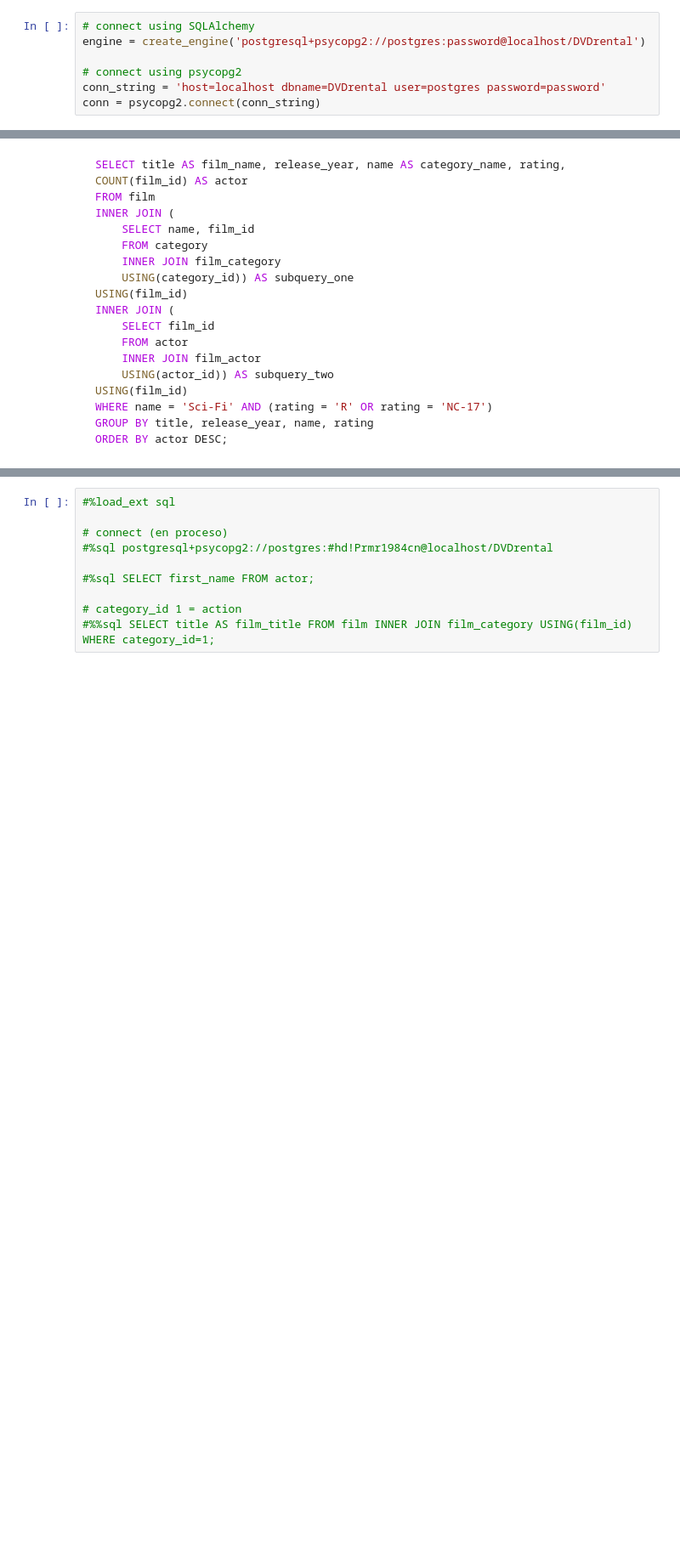
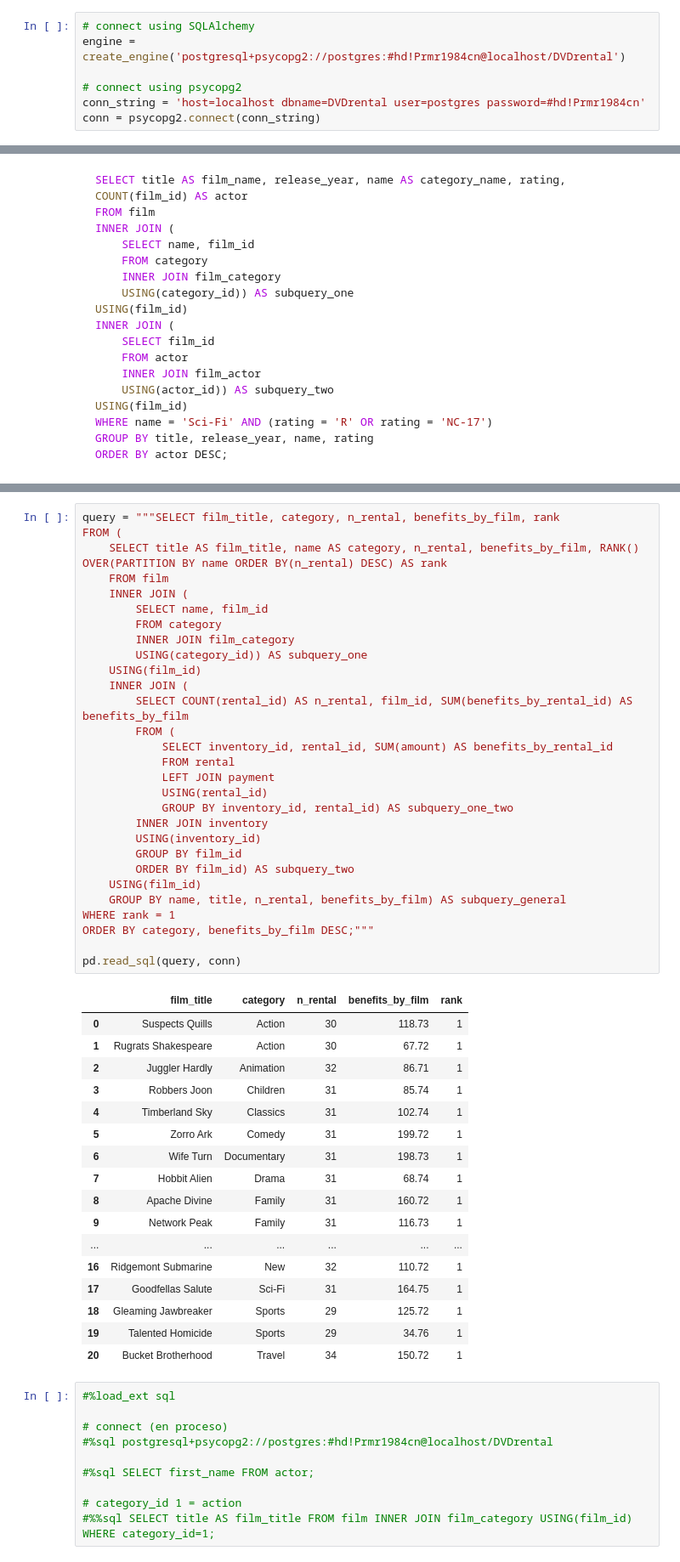
Before and after one commit to sbmoyano/data_science_projects, a Jupyter notebook: flatten_JSON_query_PostgreSQL/import_json_files_API_and_PostgreSQL_connection.ipynb, the cells around one changed output, grey strips where cells are left out. Shown at 85% size. Cells and saved outputs as stored; diff of their text form; blank space fills up the shorter version.

Commit message:
final query

```diff
--- a/flatten_JSON_query_PostgreSQL/import_json_files_API_and_PostgreSQL_connection.ipynb
+++ b/flatten_JSON_query_PostgreSQL/import_json_files_API_and_PostgreSQL_connection.ipynb
@@ -245,10 +245,10 @@ display(yelp_df.head())
 Now in this part of the notebook we are going to connect to PostgreSQL and request data from the DVDrental sample database, and practice some SQL queries.
 # %%
 # connect using SQLAlchemy
-engine = create_engine('postgresql+psycopg2://postgres:password@localhost/DVDrental')
+engine = create_engine('postgresql+psycopg2://postgres:#hd!Prmr1984cn@localhost/DVDrental')
 
 # connect using psycopg2
-conn_string = 'host=localhost dbname=DVDrental user=postgres password=password'
+conn_string = 'host=localhost dbname=DVDrental user=postgres password=#hd!Prmr1984cn'
 conn = psycopg2.connect(conn_string)
 # %%
 # create a cursor object
@@ -445,3 +583,50 @@ Trying this unsuccesfully
+# %%
+query = """SELECT film_title, category, n_rental, benefits_by_film, rank
+FROM (
+    SELECT title AS film_title, name AS category, n_rental, benefits_by_film, RANK() OVER(PARTITION BY name ORDER BY(n_rental) DESC) AS rank
+    FROM film
+    INNER JOIN (
+        SELECT name, film_id
+        FROM category
+        INNER JOIN film_category
+        USING(category_id)) AS subquery_one
+    USING(film_id)
+    INNER JOIN (
+        SELECT COUNT(rental_id) AS n_rental, film_id, SUM(benefits_by_rental_id) AS benefits_by_film
+        FROM (
+            SELECT inventory_id, rental_id, SUM(amount) AS benefits_by_rental_id
+            FROM rental
+            LEFT JOIN payment
+            USING(rental_id)
+            GROUP BY inventory_id, rental_id) AS subquery_one_two
+        INNER JOIN inventory
+        USING(inventory_id)
+        GROUP BY film_id
+        ORDER BY film_id) AS subquery_two
+    USING(film_id)
+    GROUP BY name, title, n_rental, benefits_by_film) AS subquery_general
+WHERE rank = 1
+ORDER BY category, benefits_by_film DESC;"""
+
+pd.read_sql(query, conn)
+# %% [output]
+|  | film_title | category | n_rental | benefits_by_film | rank |
+| 0 | Suspects Quills | Action | 30 | 118.73 | 1 |
+| 1 | Rugrats Shakespeare | Action | 30 | 67.72 | 1 |
+| 2 | Juggler Hardly | Animation | 32 | 86.71 | 1 |
+| 3 | Robbers Joon | Children | 31 | 85.74 | 1 |
+| 4 | Timberland Sky | Classics | 31 | 102.74 | 1 |
+| 5 | Zorro Ark | Comedy | 31 | 199.72 | 1 |
+| 6 | Wife Turn | Documentary | 31 | 198.73 | 1 |
+| 7 | Hobbit Alien | Drama | 31 | 68.74 | 1 |
+| 8 | Apache Divine | Family | 31 | 160.72 | 1 |
+| 9 | Network Peak | Family | 31 | 116.73 | 1 |
+| ... | ... | ... | ... | ... | ... |
+| 16 | Ridgemont Submarine | New | 32 | 110.72 | 1 |
+| 17 | Goodfellas Salute | Sci-Fi | 31 | 164.75 | 1 |
+| 18 | Gleaming Jawbreaker | Sports | 29 | 125.72 | 1 |
+| 19 | Talented Homicide | Sports | 29 | 34.76 | 1 |
+| 20 | Bucket Brotherhood | Travel | 34 | 150.72 | 1 |
 # %%
 #%load_ext sql
 
```
Also changed, not shown: parts of 14 cells of this notebook.
